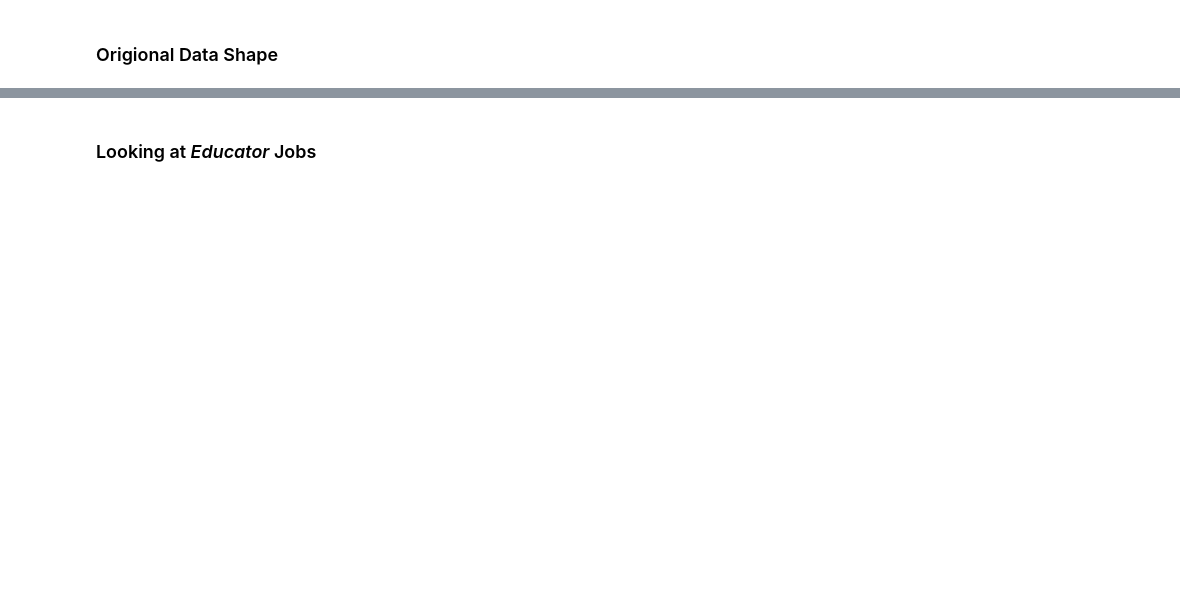
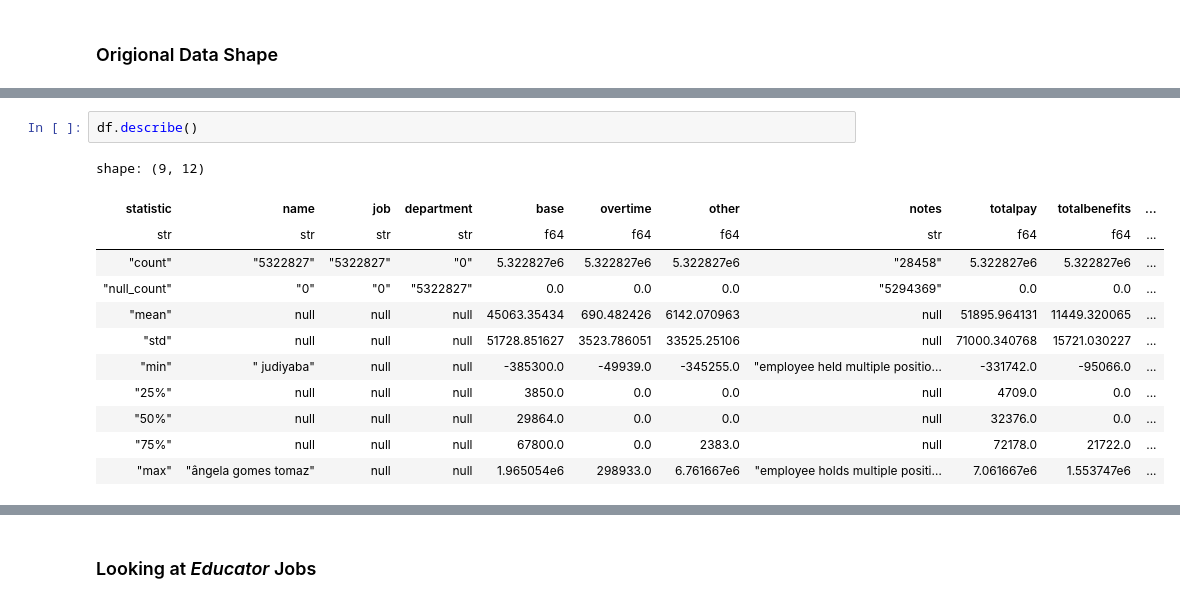
Before and after one commit to CSC4693-Fall-2026/CSC4693, a Jupyter notebook: Faculty/mcEDA.ipynb, the cells around one changed output, grey strips where cells are left out. Saved outputs shown, nothing was run; the diff lists cells and outputs as text; blank space fills up the shorter version.

```diff
--- a/Faculty/mcEDA.ipynb
+++ b/Faculty/mcEDA.ipynb
@@ -30,3 +18,18 @@ dtype: int64
+# %%
+df.describe()
+# %% [output]
+shape: (9, 12)
+| statistic | name | job | department | base | overtime | other | notes | totalpay | totalbenefits | ... |
+| str | str | str | str | f64 | f64 | f64 | str | f64 | f64 | ... |
+| "count" | "5322827" | "5322827" | "0" | 5.322827e6 | 5.322827e6 | 5.322827e6 | "28458" | 5.322827e6 | 5.322827e6 | ... |
+| "null_count" | "0" | "0" | "5322827" | 0.0 | 0.0 | 0.0 | "5294369" | 0.0 | 0.0 | ... |
+| "mean" | null | null | null | 45063.35434 | 690.482426 | 6142.070963 | null | 51895.964131 | 11449.320065 | ... |
+| "std" | null | null | null | 51728.851627 | 3523.786051 | 33525.25106 | null | 71000.340768 | 15721.030227 | ... |
+| "min" | " judiyaba" | null | null | -385300.0 | -49939.0 | -345255.0 | "employee held multiple positio… | -331742.0 | -95066.0 | ... |
+| "25%" | null | null | null | 3850.0 | 0.0 | 0.0 | null | 4709.0 | 0.0 | ... |
+| "50%" | null | null | null | 29864.0 | 0.0 | 0.0 | null | 32376.0 | 0.0 | ... |
+| "75%" | null | null | null | 67800.0 | 0.0 | 2383.0 | null | 72178.0 | 21722.0 | ... |
+| "max" | "ângela gomes tomaz" | null | null | 1.965054e6 | 298933.0 | 6.761667e6 | "employee holds multiple positi… | 7.061667e6 | 1.553747e6 | ... |
 # %% [markdown]
 ### Data Cleanup
 * Remove empty Cols
```
Also changed, not shown: parts of 13 cells of this notebook, 2 other files.
